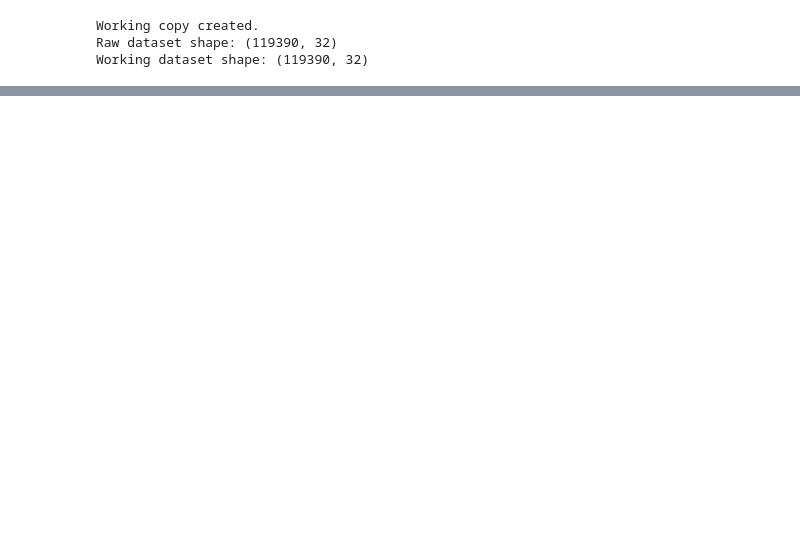
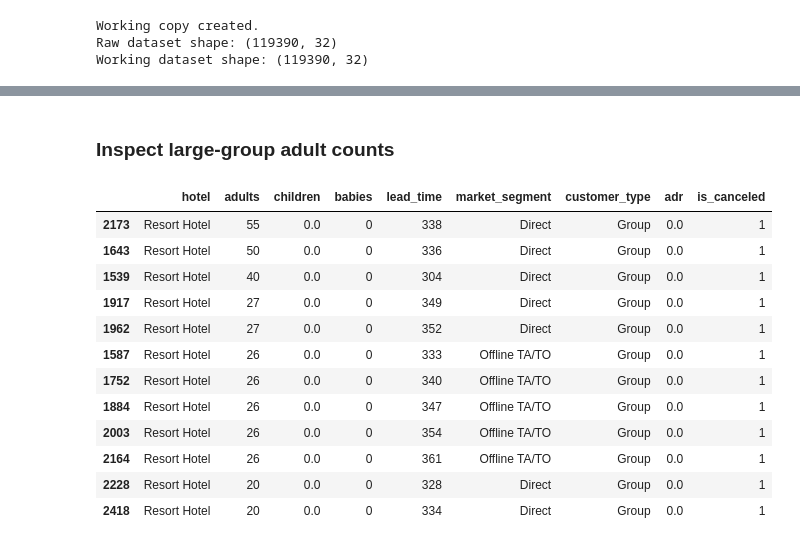
Before and after one commit to sudulran/IT3051-Group27-Hotel-Cancellation-Prediction, a Jupyter notebook: notebooks/02_Preprocessing_Feature_Engineering.ipynb, the cells around one changed output, grey strips where cells are left out. Cells and saved outputs as stored; diff of their text form; code cells hidden in the pictures; blank space fills up the shorter version.

```diff
--- a/notebooks/02_Preprocessing_Feature_Engineering.ipynb
+++ b/notebooks/02_Preprocessing_Feature_Engineering.ipynb
@@ -96,0 +182,24 @@ Working dataset shape: (119390, 32)
+# %%
+train_data = data[
+    data["booking_date"] <= cutoff_date
+].copy()
+
+test_data = data[
+    data["booking_date"] > cutoff_date
+].copy()
+
+print("Training records:", len(train_data))
+print("Test records:", len(test_data))
+
+print(
+    f"\nTraining proportion: {len(train_data) / len(data) * 100:.2f}%"
+)
+print(
+    f"Test proportion: {len(test_data) / len(data) * 100:.2f}%"
+)
+
+print("\nLatest training booking date:")
+print(train_data["booking_date"].max())
+
+print("\nEarliest test booking date:")
+print(test_data["booking_date"].min())
@@ -96,0 +519,34 @@ Working dataset shape: (119390, 32)
+# %% [markdown]
+### Inspect large-group adult counts
+# %%
+train_data.loc[
+    large_group_mask,
+    [
+        "hotel",
+        "adults",
+        "children",
+        "babies",
+        "lead_time",
+        "market_segment",
+        "customer_type",
+        "adr",
+        "is_canceled"
+    ]
+].sort_values(
+    "adults",
+    ascending=False
+)
+# %% [output]
+|  | hotel | adults | children | babies | lead_time | market_segment | customer_type | adr | is_canceled |
+| 2173 | Resort Hotel | 55 | 0.0 | 0 | 338 | Direct | Group | 0.0 | 1 |
+| 1643 | Resort Hotel | 50 | 0.0 | 0 | 336 | Direct | Group | 0.0 | 1 |
+| 1539 | Resort Hotel | 40 | 0.0 | 0 | 304 | Direct | Group | 0.0 | 1 |
+| 1917 | Resort Hotel | 27 | 0.0 | 0 | 349 | Direct | Group | 0.0 | 1 |
+| 1962 | Resort Hotel | 27 | 0.0 | 0 | 352 | Direct | Group | 0.0 | 1 |
+| 1587 | Resort Hotel | 26 | 0.0 | 0 | 333 | Offline TA/TO | Group | 0.0 | 1 |
+| 1752 | Resort Hotel | 26 | 0.0 | 0 | 340 | Offline TA/TO | Group | 0.0 | 1 |
+| 1884 | Resort Hotel | 26 | 0.0 | 0 | 347 | Offline TA/TO | Group | 0.0 | 1 |
+| 2003 | Resort Hotel | 26 | 0.0 | 0 | 354 | Offline TA/TO | Group | 0.0 | 1 |
+| 2164 | Resort Hotel | 26 | 0.0 | 0 | 361 | Offline TA/TO | Group | 0.0 | 1 |
+| 2228 | Resort Hotel | 20 | 0.0 | 0 | 328 | Direct | Group | 0.0 | 1 |
+| 2418 | Resort Hotel | 20 | 0.0 | 0 | 334 | Direct | Group | 0.0 | 1 |
```
Also changed, not shown: parts of 94 cells of this notebook.
